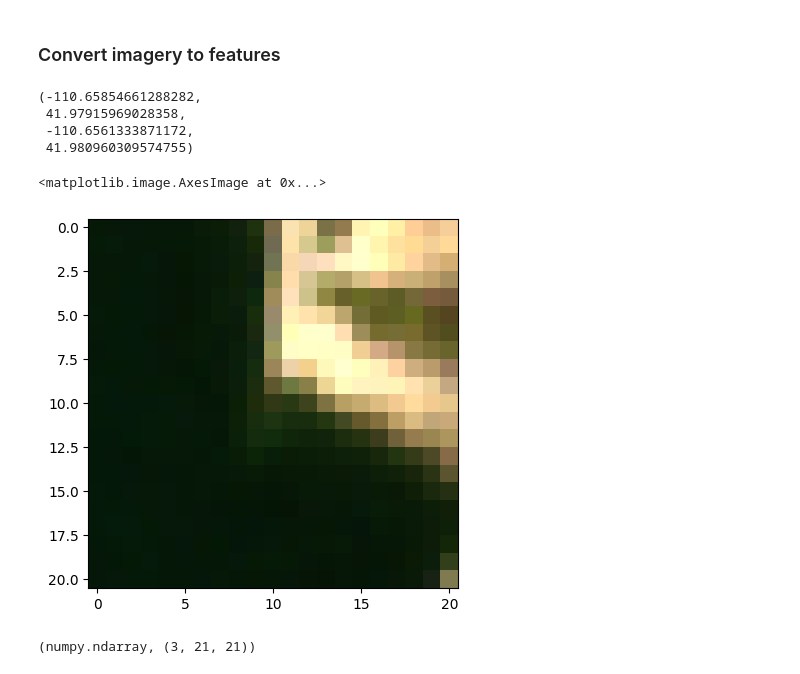
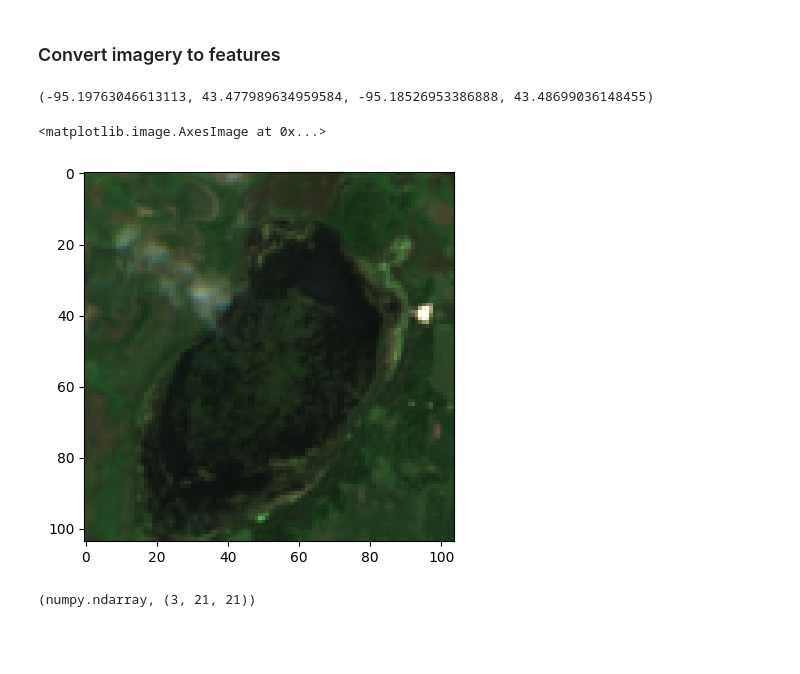
Before and after one commit to keenansamway/Algal-Bloom-Detection, a Jupyter notebook: benchmark-blogpost.ipynb, the cells around one changed output. Drawn from its saved outputs; the diff is of its cells as text; code cells hidden in the pictures; blank space fills up the shorter version.

```diff
--- a/benchmark-blogpost.ipynb
+++ b/benchmark-blogpost.ipynb
@@ -278,6 +278,6 @@ catalog = Client.open(
     "https://planetarycomputer.microsoft.com/api/stac/v1", modifier=pc.sign_inplace
 )
 # %%
-example_row = metadata[metadata.uid == 'garm'].iloc[0]
+example_row = metadata[metadata.uid == 'uvat'].iloc[0]
 example_row
 # %% [output]
@@ -308,6 +308,6 @@ def get_bounding_box(latitute, longitude, meter_buffer=50000):
 
     return [min_long, min_lat, max_long, max_lat]
 
-bbox = get_bounding_box(example_row.latitude, example_row.longitude)
+bbox = get_bounding_box(example_row.latitude, example_row.longitude, meter_buffer=5000)
 bbox
 # %% [output]
@@ -615,25 +627,23 @@ plt.imshow(np.transpose(landsat_image_array, axes=[1, 2, 0]))
 # %%
 # define a small area to crop around
 # crop to 400 meters squared around the sampling point
-minx, miny, maxx, maxy = get_bounding_box(
+sminx, sminy, smaxx, smaxy = get_bounding_box(
     example_row.latitude,
     example_row.longitude,
-    meter_buffer=100
+    meter_buffer=500
 )
-minx, miny, maxx, maxy
+sminx, sminy, smaxx, smaxy
 # %% [output]
-(-110.65854661288282,
- 41.97915969028358,
- -110.6561333871172,
- 41.980960309574755)
+(-95.19763046613113, 43.477989634959584, -95.18526953386888, 43.48699036148455)
 # %%
-bbox = (minx, miny, maxx, maxy)
-feature_image_array = crop_sentinel_image(best_item.item_obj, bounding_box=bbox)
+sbbox = (sminx, sminy, smaxx, smaxy)
+feature_image_array = crop_sentinel_image(best_item.item_obj, bounding_box=sbbox)
+#feature_image_array = crop_landsat_image(landsat_item.item_obj, bounding_box=sbbox)
 
 plt.imshow(np.transpose(feature_image_array, axes=[1, 2, 0]))
 # %% [output]
 <matplotlib.image.AxesImage at 0x...>
-[figure, old version]
+[figure, new version]
 # %%
 type(feature_image_array), feature_image_array.shape
 # %% [output]
```
Also changed, not shown: parts of 19 cells of this notebook.
